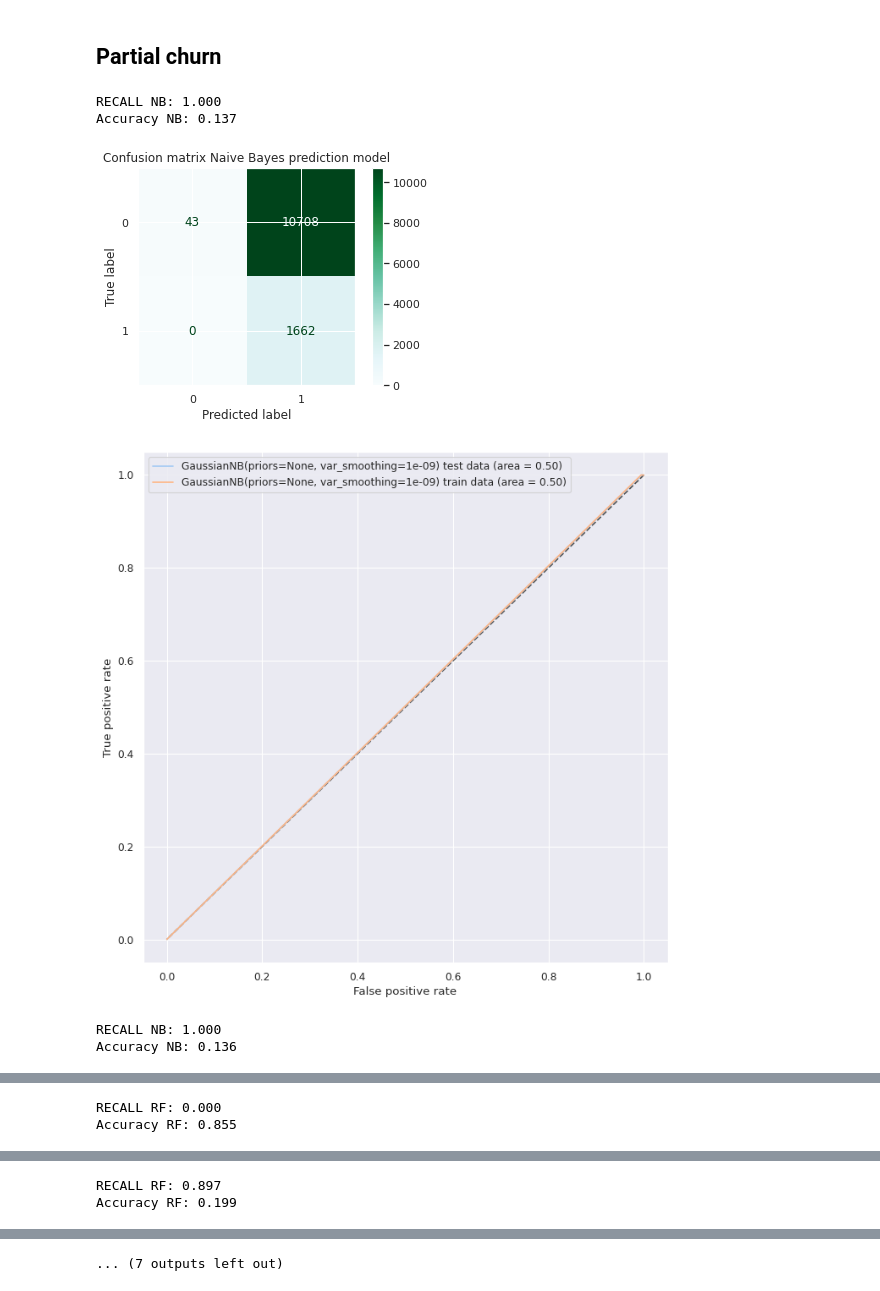
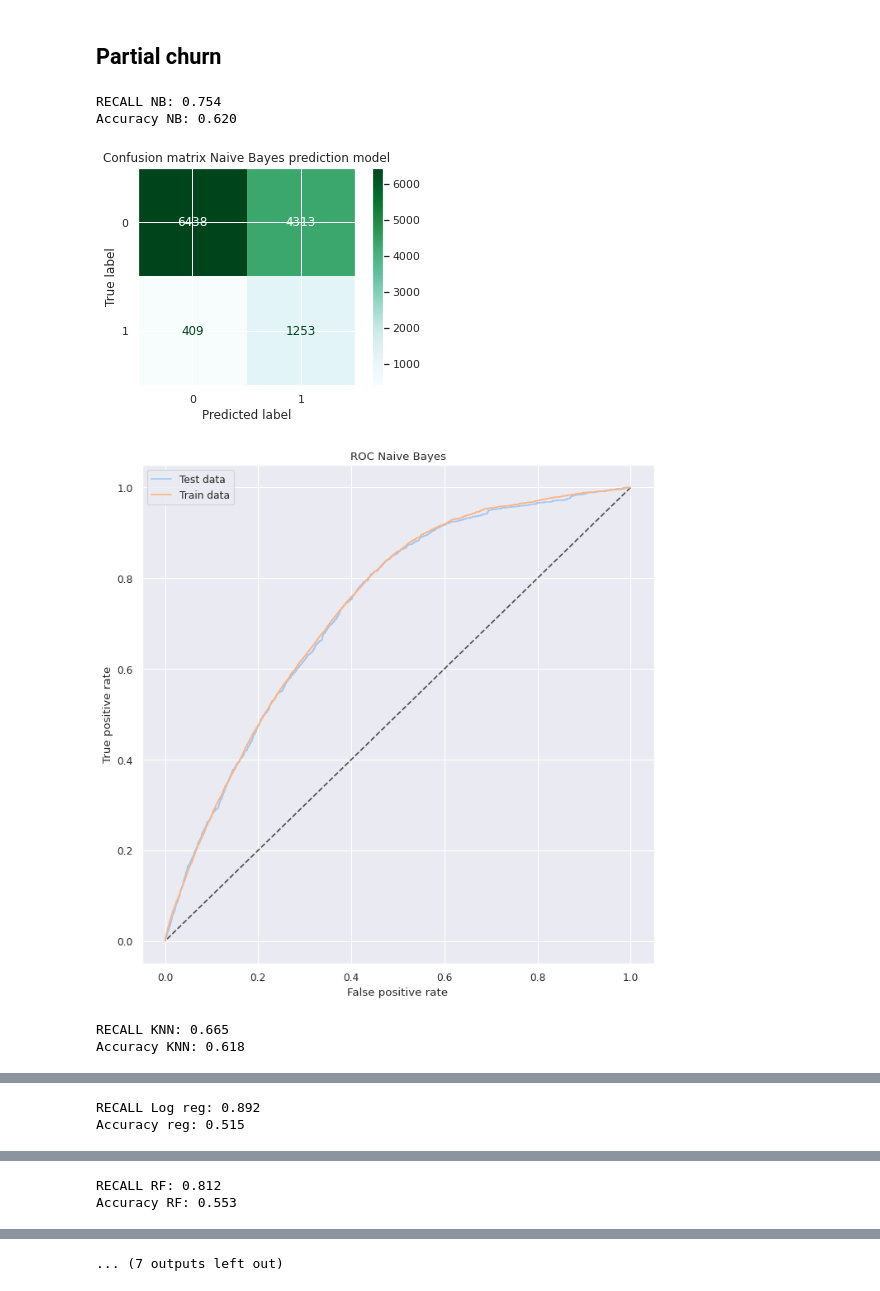
Before and after one commit to sondreid/BAN427, a Jupyter notebook: Copy_of_ban427_google.ipynb, the cells around one changed output, grey strips where cells are left out. Cells and saved outputs as stored; diff of their text form; code cells hidden in the pictures.

```diff
--- a/Copy_of_ban427_google.ipynb
+++ b/Copy_of_ban427_google.ipynb
@@ -310,7 +310,7 @@ def variable_importance(model):
     pyplot.show()
 
 
-def roc(ytrain, x_train, ytest, x_test, model):
+def roc(ytrain, x_train, ytest, x_test, model, title):
     """
     Function that draws a ROC curve based o
     Parameters:
@@ -332,13 +332,14 @@ def roc(ytrain, x_train, ytest, x_test, model):
     plt.figure(num = None, figsize = (10,10), dpi = 80)
     plt.plot((1,0), (1,0), ls = "--", c = ".3")
     plt.xlabel('False positive rate')
-    plt.plot(fpr, tpr, label = '{} test data (area = {:.2f})'.format(model, auc))
-    plt.plot(fpr1, tpr1, label = '{} train data (area = {:.2f})'.format(model, auc1))
+    plt.plot(fpr, tpr, label = 'Test data')
+    plt.plot(fpr1, tpr1, label = 'Train data')
     plt.ylabel('True positive rate')
+    plt.title(title)
     plt.legend()
-    plt.title(' ROC Curve - test and train data')
     plt.show()
     return plt
+
 
 
 
@@ -706,54 +709,54 @@ Accuracy RF: 0.621
 ## Partial churn
 # %%
 ## Naive Bayes
-ypred_nb_pc = (nb_pc.predict_proba(xtest_pc)[:,1]  >= 0.1).astype(bool)
+ypred_nb_pc = (nb_pc.predict_proba(xtest_pc)[:,1]  >= 0.08).astype(bool)
 print('RECALL NB: %.3f' % recall_score(ytest_pc, ypred_nb_pc))
 print('Accuracy NB: %.3f' % accuracy_score(ytest_pc, ypred_nb_pc))
 clear_conf_matrix(ytest_pc, ypred_nb_pc, 'Confusion matrix Naive Bayes prediction model')
-roc(ytrain_pc, xtrain_pc, ytest_pc, xtest_pc, nb_pc)
+roc(ytrain_pc, xtrain_pc, ytest_pc, xtest_pc, nb_pc, 'ROC Naive Bayes')
 
 
 ## KNN
-ypred_knn_pc = (knn_pc.predict_proba(xtest_pc)[:,1]  >= 0.1).astype(bool)
-print('RECALL NB: %.3f' % recall_score(ytest_pc, ypred_knn_pc))
-print('Accuracy NB: %.3f' % accuracy_score(ytest_pc, ypred_knn_pc))
+ypred_knn_pc = (knn_pc.predict_proba(xtest_pc)[:,1]  >= 0.08).astype(bool)
+print('RECALL KNN: %.3f' % recall_score(ytest_pc, ypred_knn_pc))
+print('Accuracy KNN: %.3f' % accuracy_score(ytest_pc, ypred_knn_pc))
 clear_conf_matrix(ytest_pc, ypred_knn_pc, 'Confusion matrix K-nearest neighbors prediction model')
-roc(ytrain_pc, xtrain_pc, ytest_pc, xtest_pc, knn_pc)
+roc(ytrain_pc, xtrain_pc, ytest_pc, xtest_pc, knn_pc, 'ROC KNN')
 
 ## Logistic regression
-yprob_logreg_pc = (logreg_pc.predict_proba(xtest_pc)[:,1]  >= 0.1).astype(bool)
-print('RECALL RF: %.3f' % recall_score(ytest_pc, yprob_logreg_pc))
-print('Accuracy RF: %.3f' % accuracy_score(ytest_pc, yprob_logreg_pc))
+yprob_logreg_pc = (logreg_pc.predict_proba(xtest_pc)[:,1]  >= 0.08).astype(bool)
+print('RECALL Log reg: %.3f' % recall_score(ytest_pc, yprob_logreg_pc))
+print('Accuracy reg: %.3f' % accuracy_score(ytest_pc, yprob_logreg_pc))
 clear_conf_matrix(ytest_pc, yprob_logreg_pc, 'Confusion matrix Logistic regression prediction model')
-roc(ytrain_pc, xtrain_pc, ytest_pc, xtest_pc, logreg_pc)
+roc(ytrain_pc, xtrain_pc, ytest_pc, xtest_pc, logreg_pc, 'ROC Logistic Regression')
 
 ### Random forest
 
-ypred_rfc_pc = (rfc_pc.predict_proba(xtest_pc)[:,1] > 0.1).astype(bool)
+ypred_rfc_pc = (rfc_pc.predict_proba(xtest_pc)[:,1] > 0.08).astype(bool)
 print('RECALL RF: %.3f' % recall_score(ytest_pc, ypred_rfc_pc))
 print('Accuracy RF: %.3f' % accuracy_score(ytest_pc, ypred_rfc_pc))
 clear_conf_matrix(ytest_pc, ypred_rfc_pc, 'Confusion matrix Random Forest prediction model')
-roc(ytrain_pc, xtrain_pc, ytest_pc, xtest_pc, rfc_pc)
+roc(ytrain_pc, xtrain_pc, ytest_pc, xtest_pc, rfc_pc, 'ROC Random Forest')
 
 ### LDA
 
-ypred_lda_pc = (lda_pc.predict_proba(xtest_pc)[:,1]  >= 0.1).astype(bool)
+ypred_lda_pc = (lda_pc.predict_proba(xtest_pc)[:,1]  >= 0.08).astype(bool)
 print('RECALL LDA: %.3f' % recall_score(ytest_pc, ypred_lda_pc))
 print('Accuracy LDA: %.3f' % accuracy_score(ytest_pc, ypred_lda_pc))
 clear_conf_matrix(ytest_pc, ypred_lda_pc, 'Confusion matrix Linear Discriminat Analysis prediction model')
-roc(ytrain_pc, xtrain_pc, ytest_pc, xtest_pc, lda_pc)
+roc(ytrain_pc, xtrain_pc, ytest_pc, xtest_pc, lda_pc, 'ROC LDA')
 
 
 #### GBM
-ypred_gbm_pc = (gbm_pc.predict_proba(xtest_pc)[:,1]  >= 0.1).astype(bool)
+ypred_gbm_pc = (gbm_pc.predict_proba(xtest_pc)[:,1]  >= 0.08).astype(bool)
 print('RECALL GBM: %.3f' % recall_score(ytest_pc, ypred_gbm_pc))
 print('Accuracy GBM: %.3f' % accuracy_score(ytest_pc, ypred_gbm_pc))
 clear_conf_matrix(ytest_pc, ypred_gbm_pc, 'Confusion matrix Gradient Boosting Machine prediction model')
-roc(ytrain_pc, xtrain_pc, ytest_pc, xtest_pc, gbm_pc)
+roc(ytrain_pc, xtrain_pc, ytest_pc, xtest_pc, gbm_pc, 'ROC GBM')
 # %% [output]
-RECALL NB: 1.000
-Accuracy NB: 0.137
+RECALL NB: 0.754
+Accuracy NB: 0.620
-[figure, old version]
+[figure, new version]
-[figure, old version]
+[figure, new version]
-RECALL NB: 1.000
-Accuracy NB: 0.136
+RECALL KNN: 0.665
+Accuracy KNN: 0.618
@@ -762,2 +765,2 @@ Accuracy NB: 0.136
-RECALL RF: 0.000
-Accuracy RF: 0.855
+RECALL Log reg: 0.892
+Accuracy reg: 0.515
@@ -766,2 +769,2 @@ Accuracy RF: 0.855
-RECALL RF: 0.897
-Accuracy RF: 0.199
+RECALL RF: 0.812
+Accuracy RF: 0.553
```
Also changed, not shown: parts of 5 cells of this notebook.
